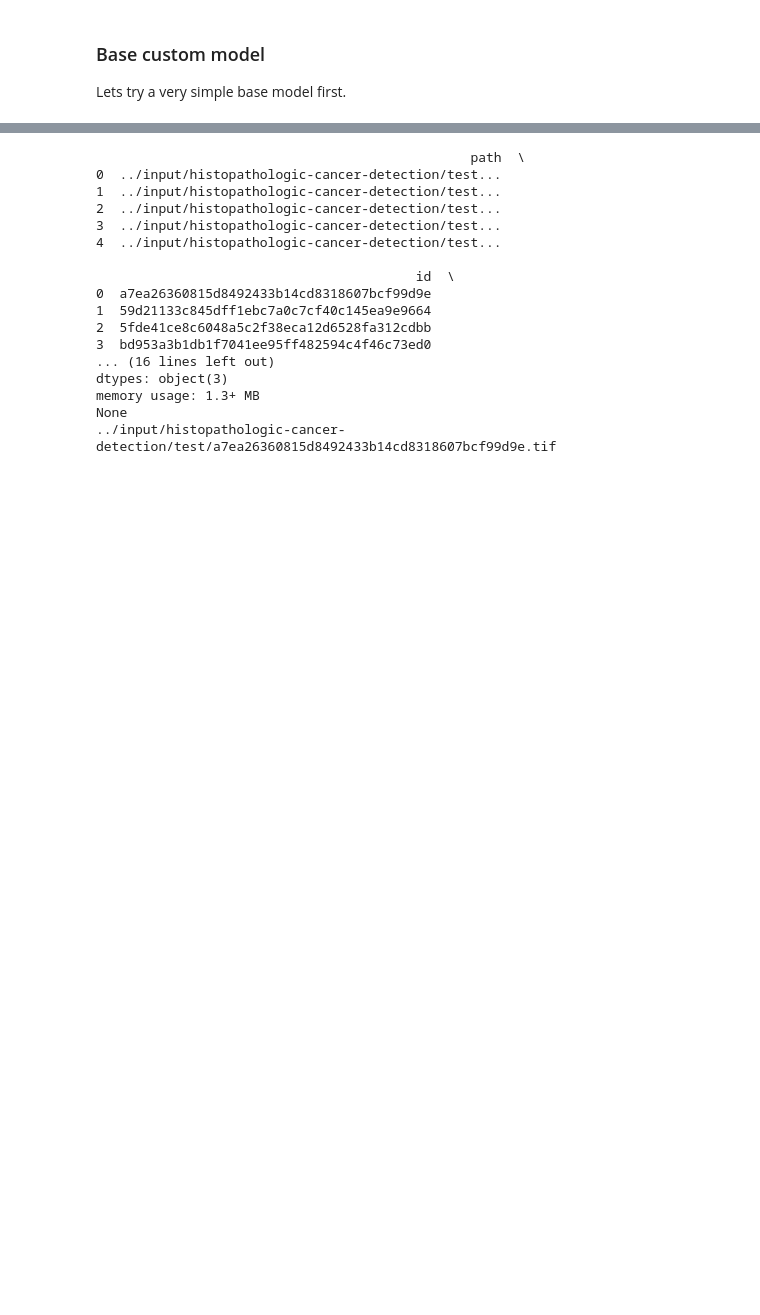
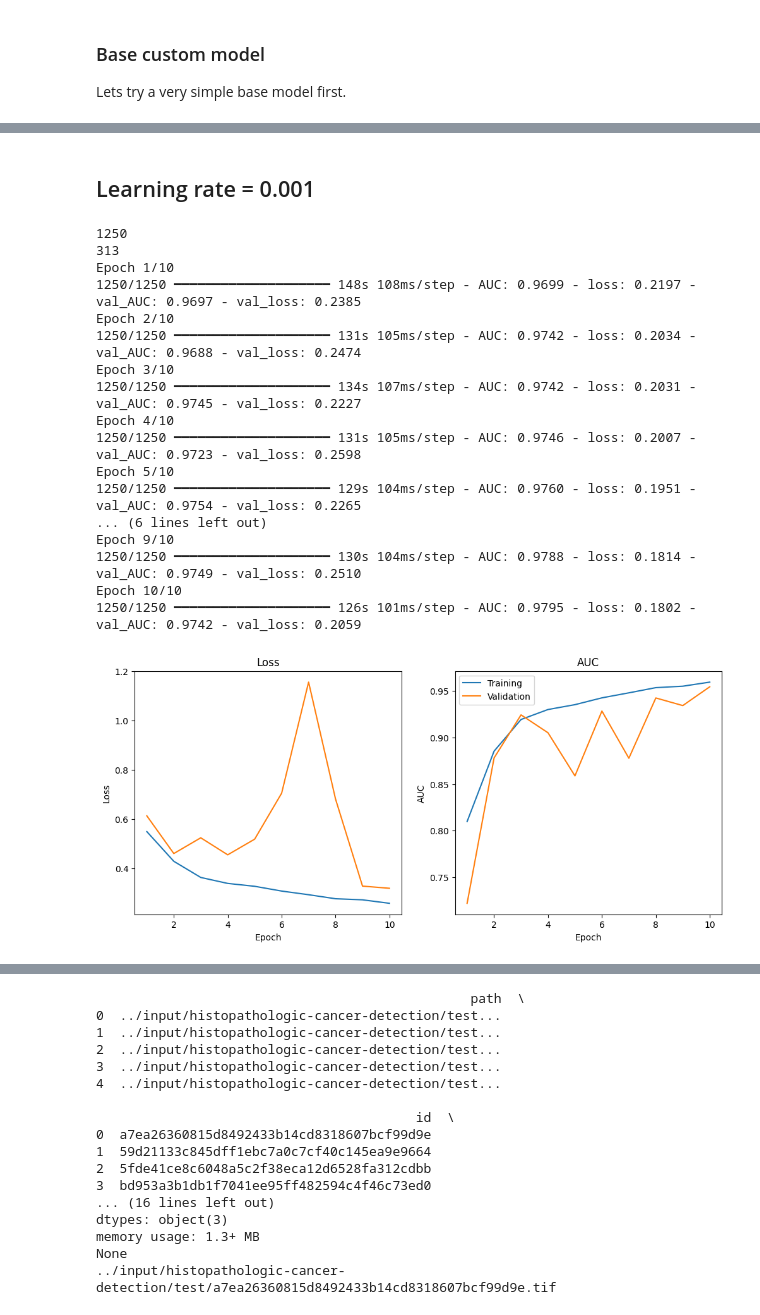
Before and after one commit to rpunit/msds-colorado, a Jupyter notebook: dtsa-5511/cnn-cancer-detection-msds-3.ipynb, the cells around one changed output, grey strips where cells are left out. Drawn from its saved outputs; the diff is of its cells as text; code cells hidden in the pictures; blank space fills up the shorter version.

```diff
--- a/dtsa-5511/cnn-cancer-detection-msds-3.ipynb
+++ b/dtsa-5511/cnn-cancer-detection-msds-3.ipynb
@@ -289,0 +359,52 @@ Model: "sequential"
+# %% [markdown]
+## Learning rate = 0.001
+# %%
+%%time
+TR_STEPS = len(train_generator)
+VAL_STEPS = len(validation_generator)
+print(TR_STEPS)
+print(VAL_STEPS)
+opt = tf.keras.optimizers.Adam(learning_rate = .001)
+cnn_baseline.compile(loss = 'binary_crossentropy', optimizer = opt, metrics = ['AUC'])
+
+h2 = cnn_baseline.fit(
+    x = train_generator,
+    steps_per_epoch = TR_STEPS,
+    epochs = 10,  # No of expochs reduced so that the notebook may finish
+    validation_data = validation_generator,
+    validation_steps = VAL_STEPS,
+    verbose = 1,
+)
+
+epoch_range = range(1, len(h2.history['loss'])+1)
+plt.figure(figsize = [12,5])
+plt.subplot(1,2,1)
+plt.plot(epoch_range, history['loss'], label = 'Training')
+plt.plot(epoch_range, history['val_loss'], label = 'Validation')
+plt.xlabel('Epoch');plt.ylabel('Loss');plt.title("Loss")
+
+plt.subplot(1,2,2)
+plt.plot(epoch_range, history['AUC'], label = 'Training')
+plt.plot(epoch_range, history['val_AUC'], label = 'Validation')
+plt.xlabel("Epoch");plt.ylabel("AUC");plt.title("AUC")
+plt.legend()
+plt.show()
+# %% [output]
+1250
+313
+Epoch 1/10
+1250/1250 ━━━━━━━━━━━━━━━━━━━━ 148s 108ms/step - AUC: 0.9699 - loss: 0.2197 - val_AUC: 0.9697 - val_loss: 0.2385
+Epoch 2/10
+1250/1250 ━━━━━━━━━━━━━━━━━━━━ 131s 105ms/step - AUC: 0.9742 - loss: 0.2034 - val_AUC: 0.9688 - val_loss: 0.2474
+Epoch 3/10
+1250/1250 ━━━━━━━━━━━━━━━━━━━━ 134s 107ms/step - AUC: 0.9742 - loss: 0.2031 - val_AUC: 0.9745 - val_loss: 0.2227
+Epoch 4/10
+1250/1250 ━━━━━━━━━━━━━━━━━━━━ 131s 105ms/step - AUC: 0.9746 - loss: 0.2007 - val_AUC: 0.9723 - val_loss: 0.2598
+Epoch 5/10
+1250/1250 ━━━━━━━━━━━━━━━━━━━━ 129s 104ms/step - AUC: 0.9760 - loss: 0.1951 - val_AUC: 0.9754 - val_loss: 0.2265
+... (6 lines left out)
+Epoch 9/10
+1250/1250 ━━━━━━━━━━━━━━━━━━━━ 130s 104ms/step - AUC: 0.9788 - loss: 0.1814 - val_AUC: 0.9749 - val_loss: 0.2510
+Epoch 10/10
+1250/1250 ━━━━━━━━━━━━━━━━━━━━ 126s 101ms/step - AUC: 0.9795 - loss: 0.1802 - val_AUC: 0.9742 - val_loss: 0.2059
+[figure, added]
```
Also changed, not shown: parts of 42 cells of this notebook.
